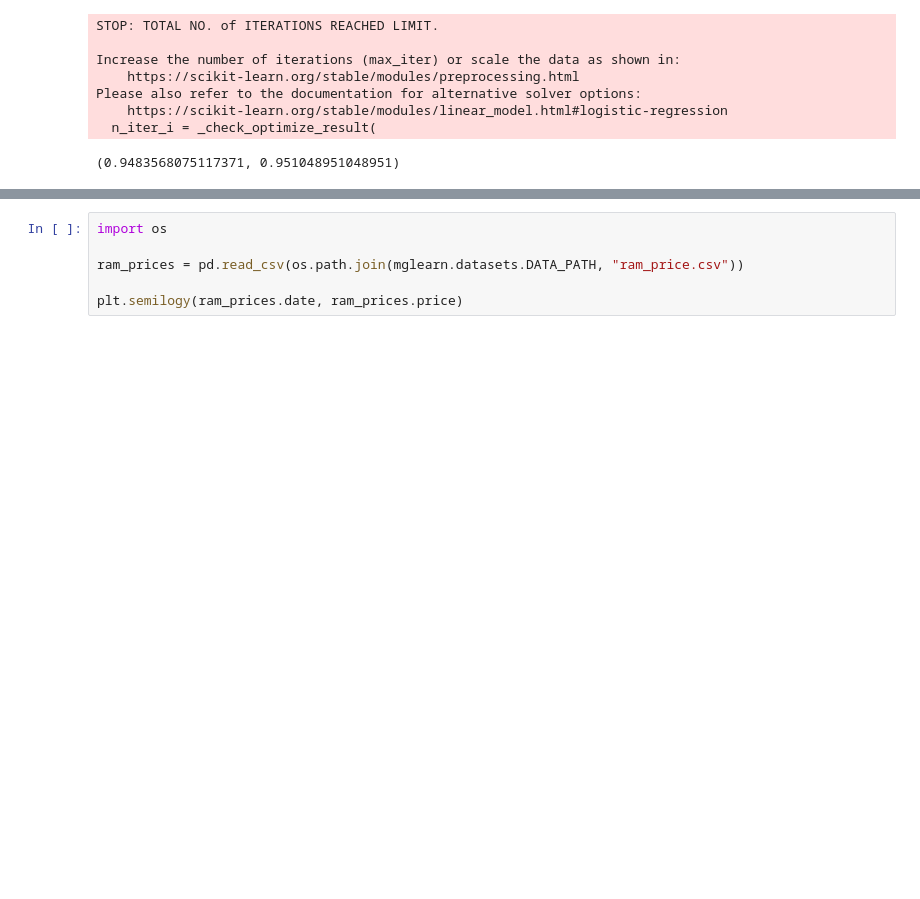
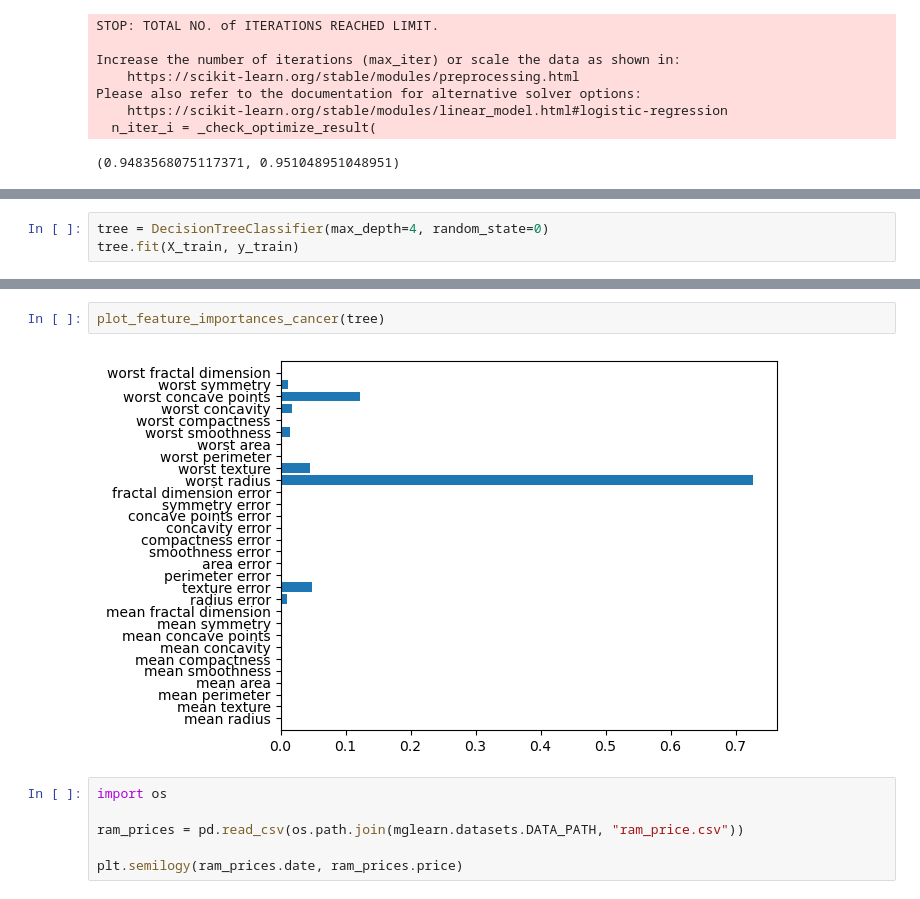
Before and after one commit to davidptuackr/ppb, a Jupyter notebook: 02_지도학습.ipynb, the cells around one changed output, grey strips where cells are left out. Saved outputs shown, nothing was run; the diff lists cells and outputs as text; blank space fills up the shorter version.

```diff
--- a/02_지도학습.ipynb
+++ b/02_지도학습.ipynb
@@ -338,0 +416,3 @@ plt.show()
+# %%
+tree = DecisionTreeClassifier(max_depth=4, random_state=0)
+tree.fit(X_train, y_train)
@@ -339,3 +439,7 @@ plt.show()
+# %%
+plot_feature_importances_cancer(tree)
+# %% [output]
+[figure, added]
 # %%
 import os
 
```
Also changed, not shown: parts of 53 cells of this notebook.
